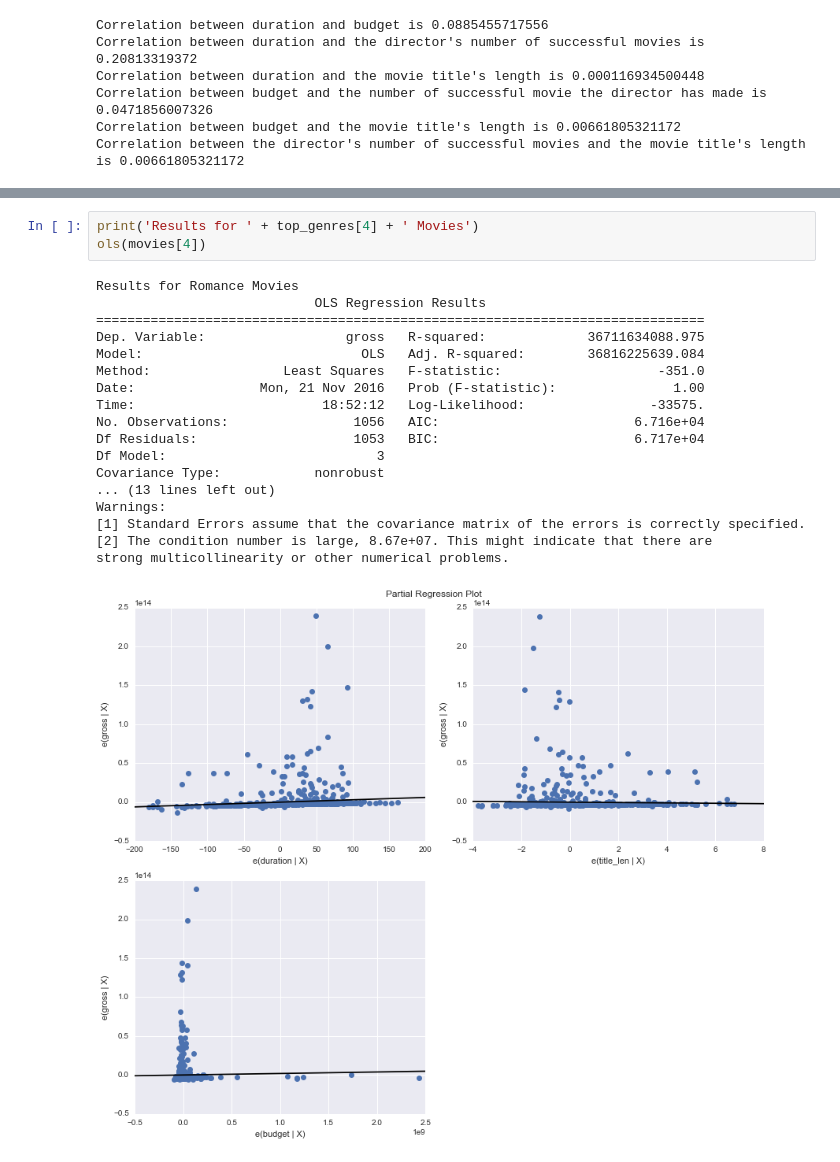
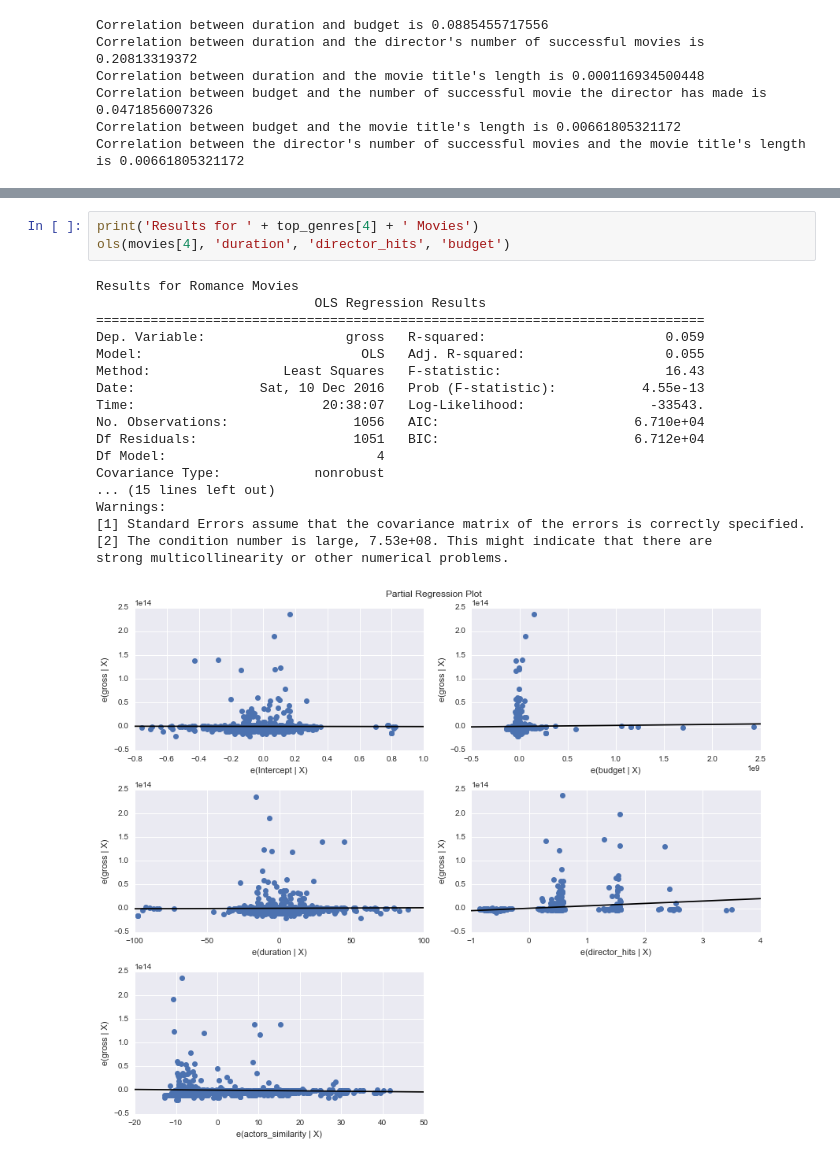
Before and after one commit to kacerchio/CS505-final-project, a Jupyter notebook: Regression.ipynb, the cells around one changed output, grey strips where cells are left out. Saved outputs shown, nothing was run; the diff lists cells and outputs as text.

```diff
--- a/Regression.ipynb
+++ b/Regression.ipynb
@@ -230,24 +227,24 @@ strong multicollinearity or other numerical problems.
 # %%
 print('Results for ' + top_genres[4] + ' Movies')
-ols(movies[4])
+ols(movies[4], 'duration', 'director_hits', 'budget')
 # %% [output]
 Results for Romance Movies
                             OLS Regression Results
 ==============================================================================
-Dep. Variable:                  gross   R-squared:             36711634088.975
-Model:                            OLS   Adj. R-squared:        36816225639.084
-Method:                 Least Squares   F-statistic:                    -351.0
-Date:                Mon, 21 Nov 2016   Prob (F-statistic):               1.00
-Time:                        18:52:12   Log-Likelihood:                -33575.
-No. Observations:                1056   AIC:                         6.716e+04
-Df Residuals:                    1053   BIC:                         6.717e+04
-Df Model:                           3
+Dep. Variable:                  gross   R-squared:                       0.059
+Model:                            OLS   Adj. R-squared:                  0.055
+Method:                 Least Squares   F-statistic:                     16.43
+Date:                Sat, 10 Dec 2016   Prob (F-statistic):           4.55e-13
+Time:                        20:38:07   Log-Likelihood:                -33543.
+No. Observations:                1056   AIC:                         6.710e+04
+Df Residuals:                    1051   BIC:                         6.712e+04
+Df Model:                           4
 Covariance Type:            nonrobust
-... (13 lines left out)
+... (15 lines left out)
 Warnings:
 [1] Standard Errors assume that the covariance matrix of the errors is correctly specified.
-[2] The condition number is large, 8.67e+07. This might indicate that there are
+[2] The condition number is large, 7.53e+08. This might indicate that there are
 strong multicollinearity or other numerical problems.
-[figure, old version]
+[figure, new version]
 # %%
 print('Results for ' + unpopular_genres[0] + ' Movies')
```
Also changed, not shown: parts of 13 cells of this notebook, 9 other files.
